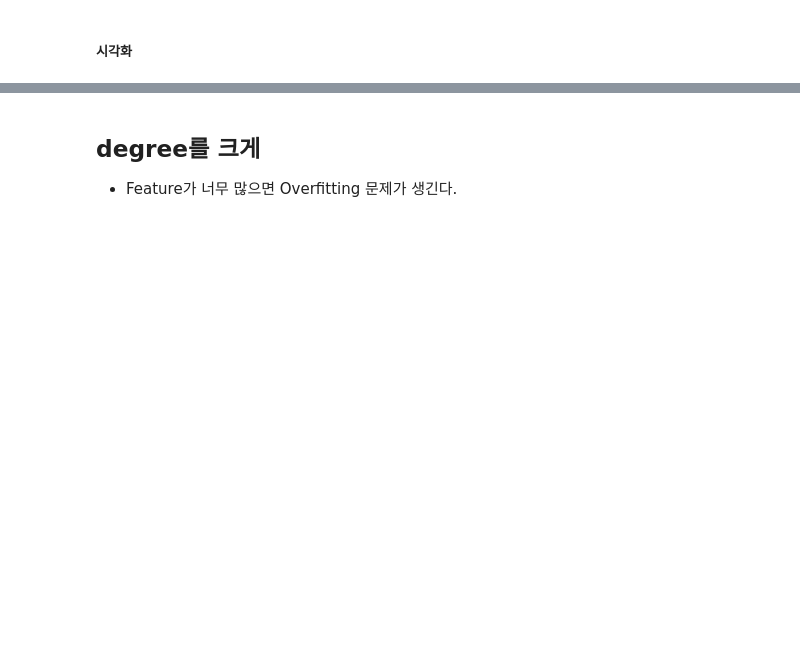
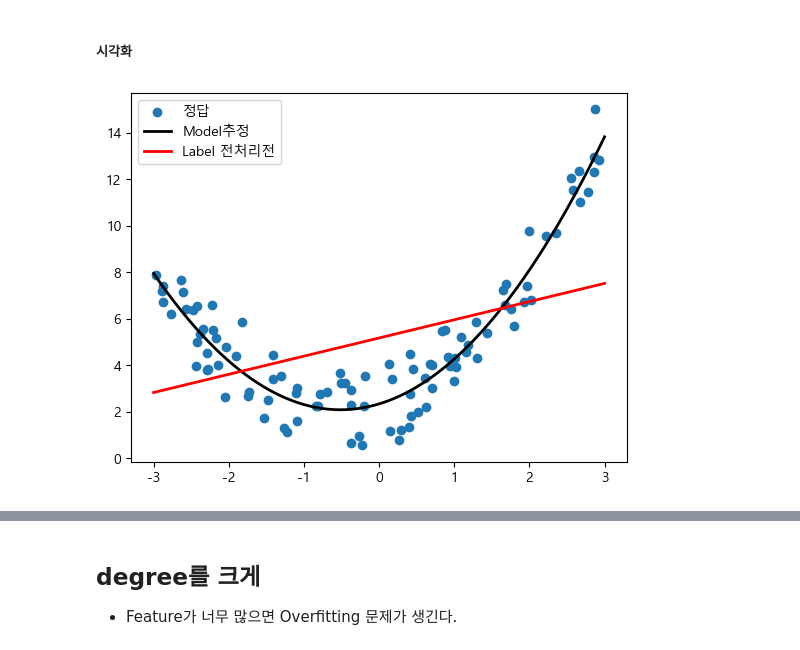
Before and after one commit to kgmyhGit/SKN06, a Jupyter notebook: 08_machine_learning/12_선형모델_선형회귀.ipynb, the cells around one changed output, grey strips where cells are left out. Drawn from its saved outputs; the diff is of its cells as text; code cells hidden in the pictures; blank space fills up the shorter version.

```diff
--- a/08_machine_learning/12_선형모델_선형회귀.ipynb
+++ b/08_machine_learning/12_선형모델_선형회귀.ipynb
@@ -173,12 +280,15 @@ y_hat = lr2.predict(X_new_poly)
 # %%
 import matplotlib.pyplot as plt
 # plt.rcParams['font.family'] = "malgun gothic"
 # plt.rcParams['axes.unicode_minus'] = False
 
 plt.scatter(X, y, label="정답")
 plt.plot(X_new, y_hat, color='k', linewidth=2, label="Model추정")
+plt.plot(X_new, lr.predict(X_new), color="r", linewidth=2, label="Label 전처리전")
 plt.legend()
 plt.show()
+# %% [output]
+[figure, added]
 # %%
 # 평가
 from metrics import print_regression_metrcis
```
Also changed, not shown: parts of 44 cells of this notebook, 2 other files.
